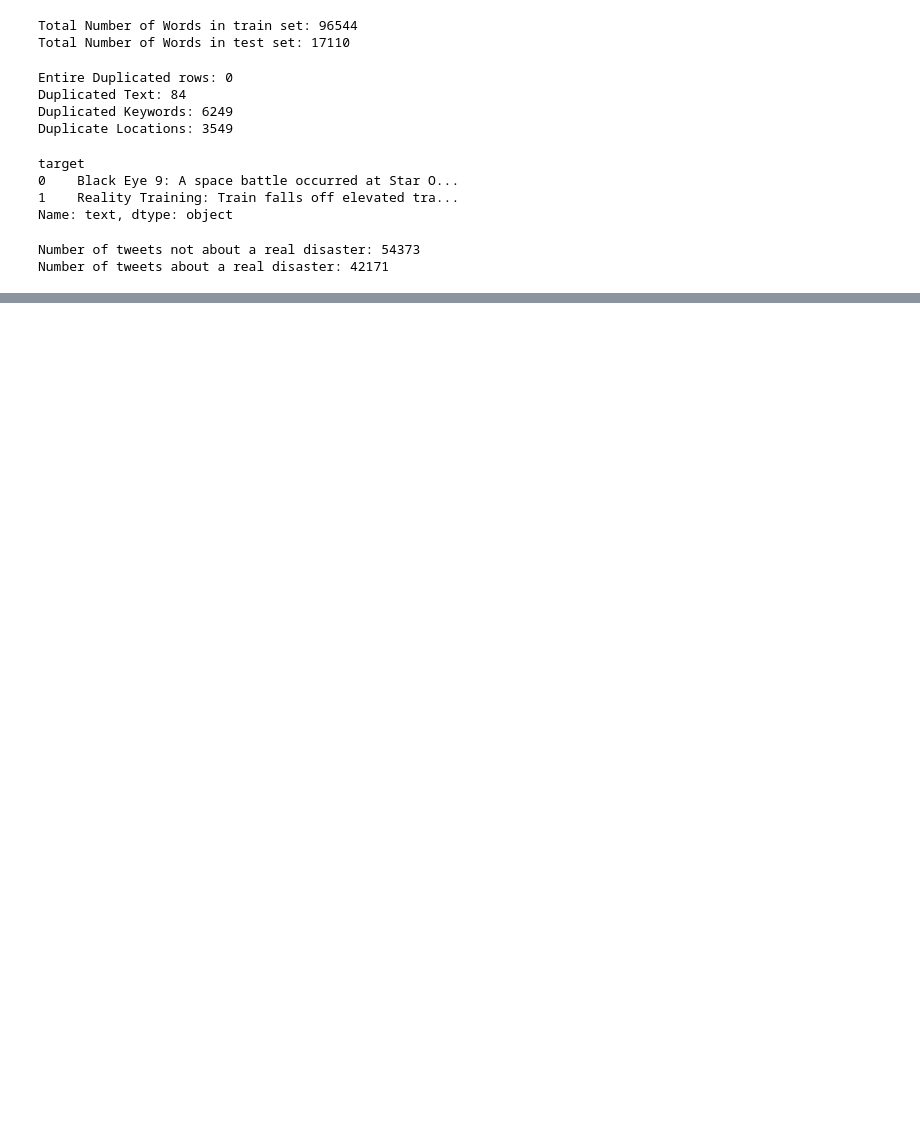
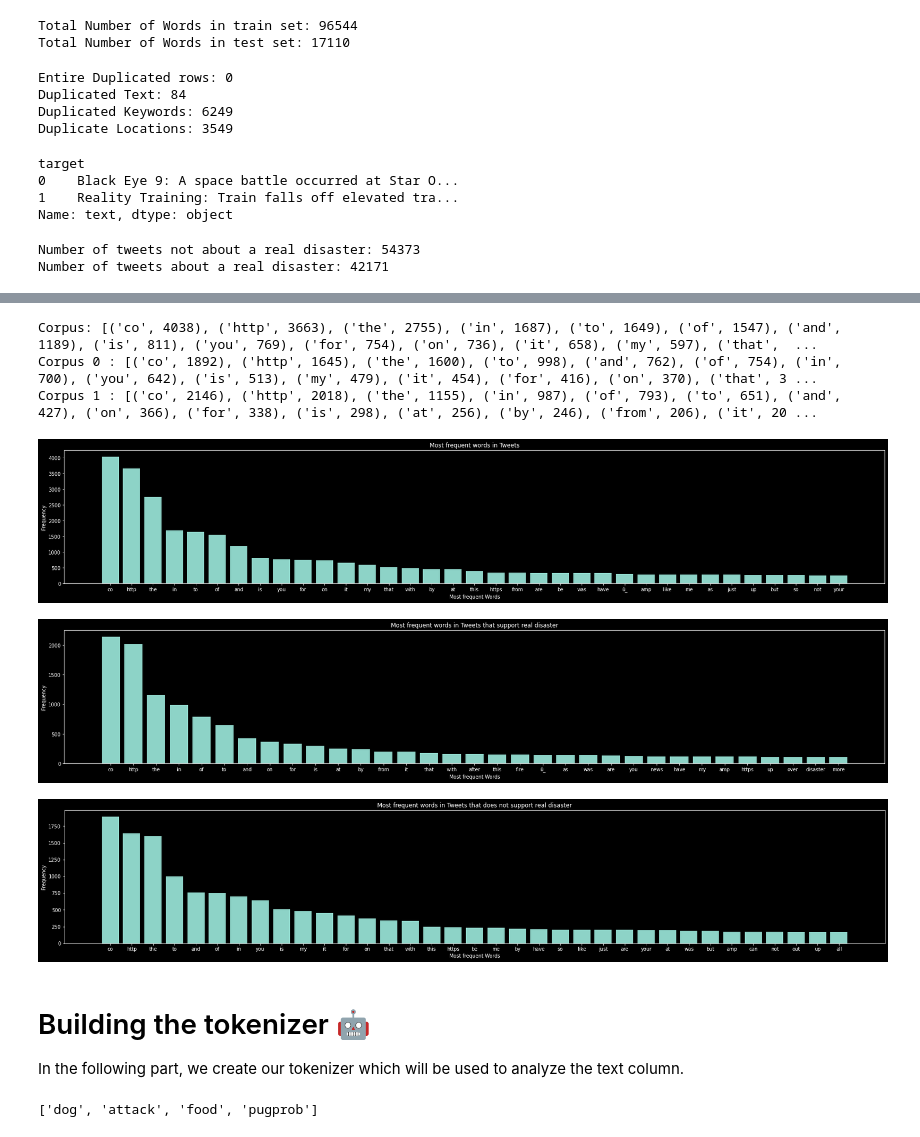
Before and after one commit to 98bao/Migros, a Jupyter notebook: code/Project_code.ipynb, the cells around one changed output, grey strips where cells are left out. Saved outputs shown, nothing was run; the diff lists cells and outputs as text; code cells hidden in the pictures; blank space fills up the shorter version.

```diff
--- a/code/Project_code.ipynb
+++ b/code/Project_code.ipynb
@@ -207,0 +211,76 @@ Number of tweets about a real disaster: 42171
+# %%
+#Function that find most common words
+def get_top_n_words(corpus, n=None):
+    vec = CountVectorizer().fit(corpus)
+    bag_of_words = vec.transform(corpus)
+    sum_words = bag_of_words.sum(axis=0)
+    words_freq = [(word, sum_words[0, idx]) for word, idx in     vec.vocabulary_.items()]
+    words_freq =sorted(words_freq, key = lambda x: x[1], reverse=True)
+    return words_freq[:n]
+# %%
+Whole_tweets_most_common_words = get_top_n_words(corpus, 35)
+Tweets_0_most_common_words = get_top_n_words(corpus0, 35)
+Tweets_1_most_common_words = get_top_n_words(corpus1, 33)
+print("Corpus:", Whole_tweets_most_common_words)
+print("Corpus 0 :", Tweets_0_most_common_words)
+print("Corpus 1 :", Tweets_1_most_common_words)
+df =  pd.DataFrame(Whole_tweets_most_common_words, columns= ['Token', 'Frequency'])
+df1 = pd.DataFrame(Tweets_1_most_common_words, columns= ['Token', 'Frequency'])
+df0 = pd.DataFrame(Tweets_0_most_common_words, columns= ['Token', 'Frequency'])
+# %% [output]
+Corpus: [('co', 4038), ('http', 3663), ('the', 2755), ('in', 1687), ('to', 1649), ('of', 1547), ('and', 1189), ('is', 811), ('you', 769), ('for', 754), ('on', 736), ('it', 658), ('my', 597), ('that',  ...
+Corpus 0 : [('co', 1892), ('http', 1645), ('the', 1600), ('to', 998), ('and', 762), ('of', 754), ('in', 700), ('you', 642), ('is', 513), ('my', 479), ('it', 454), ('for', 416), ('on', 370), ('that', 3 ...
+Corpus 1 : [('co', 2146), ('http', 2018), ('the', 1155), ('in', 987), ('of', 793), ('to', 651), ('and', 427), ('on', 366), ('for', 338), ('is', 298), ('at', 256), ('by', 246), ('from', 206), ('it', 20 ...
+# %%
+#Most frequent 10 words in tweets that support real disaster
+def barchart_most_frequent_words(data, title):
+    plt.style.use('dark_background')
+    token= data['Token']
+    frequency = data['Frequency']
+    plt.bar(token, frequency)
+    plt.title(title)
+    plt.xlabel('Most frequent Words')
+    plt.ylabel('Frequency')
+    return plt.show()
+
+plt.rcParams['figure.figsize']= (30, 5)
+# Barchart Most important word
+barchart_most_frequent_words(df, 'Most frequent words in Tweets')
+barchart_most_frequent_words(df1, 'Most frequent words in Tweets that support real disaster')
+barchart_most_frequent_words (df0, 'Most frequent words in Tweets that does not support real disaster')
+# %% [output]
+[figure, added]
+[figure, added]
+[figure, added]
+# %% [markdown]
+# Building the tokenizer 🤖
+In the following part, we create our tokenizer which will be used to analyze the text column.
+# %%
+#Create Tokenizer
+
+#Stopwords
+stop_words = spacy.lang.en.stop_words.STOP_WORDS
+#Punctuation
+punctuations = string.punctuation
+
+sp = spacy.load('en_core_web_sm')
+
+#Tokenizer function
+def spacy_tokenizer(sentence):
+  mytokens = sp(sentence)
+
+  #Lemmatize each token and convert each token into lowercase
+  mytokens = [ word.lemma_.lower().strip() if word.lemma_ != "-PRON-" else word.lower_ for word in mytokens ]
+  #Remove stop words and punctuation
+  mytokens = [ word for word in mytokens if word not in stop_words and word not in punctuations ]
+  #Remove words with two letters or less
+  mytokens = [ word for word in mytokens if len(word)>2 ]
+  #Return preprocessed list of tokens
+  return mytokens
+
+#demo
+review = df_train["text"].sample()
+demo = spacy_tokenizer(review.values[0])
+demo
+# %% [output]
+['dog', 'attack', 'food', 'pugprob']
```
Also changed, not shown: parts of 4 cells of this notebook.
